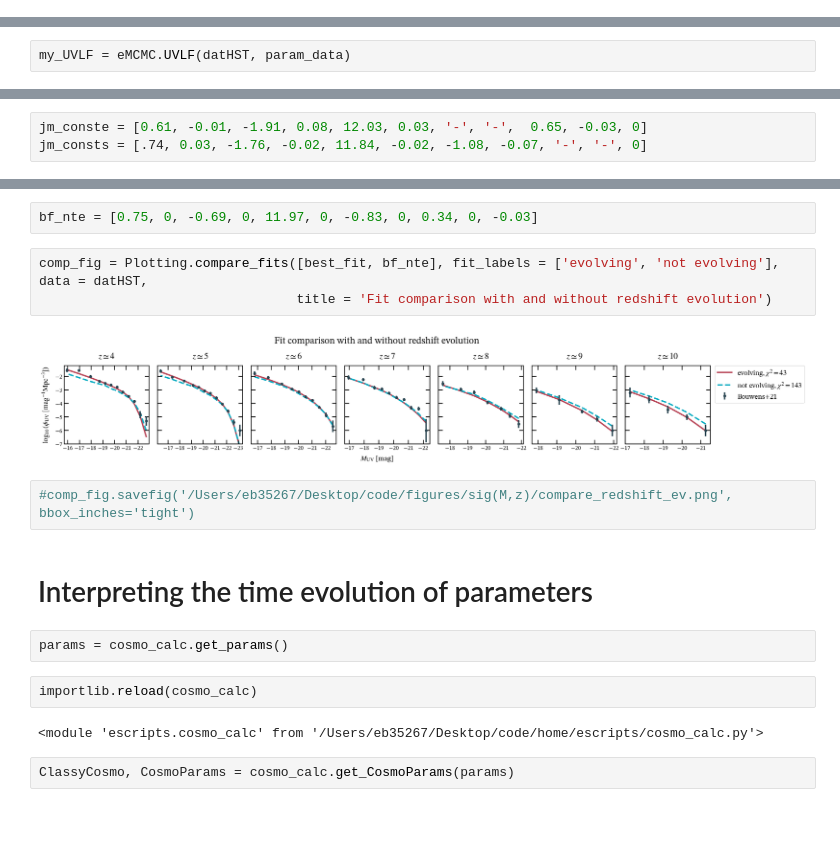
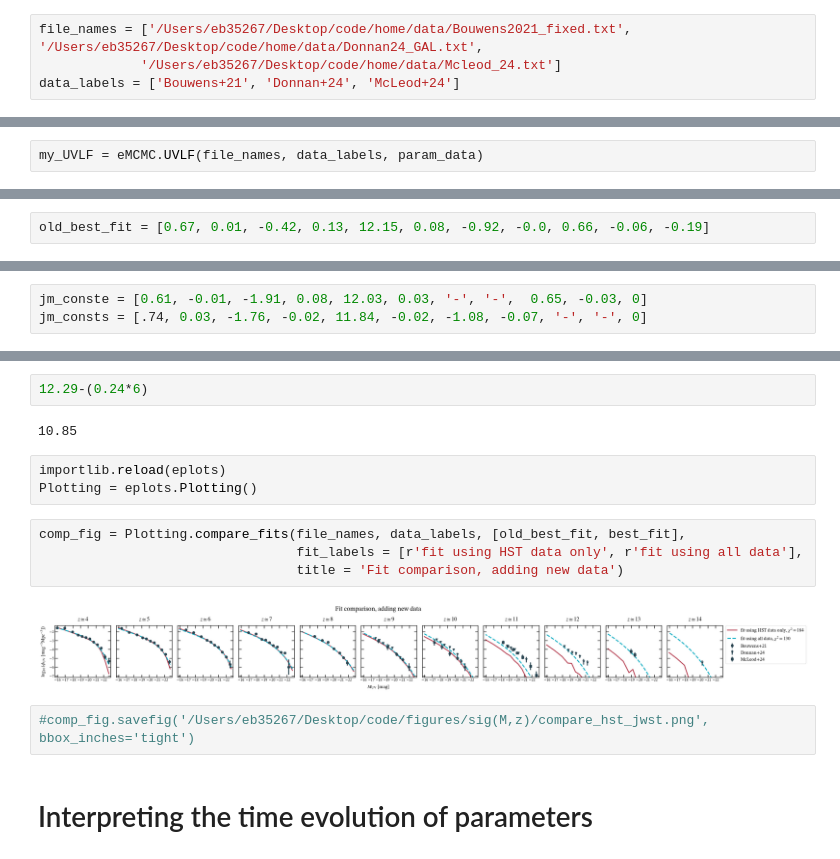
Before and after one commit to ebregou/modeling_stochasticity, a Jupyter notebook: notebooks/MCMC sigma(M, z).ipynb, the cells around one changed output, grey strips where cells are left out. Cells and saved outputs as stored; diff of their text form; blank space fills up the shorter version.

Commit message:
Implemented MCMC on JWST data

```diff
--- a/notebooks/MCMC sigma(M, z).ipynb
+++ b/notebooks/MCMC sigma(M, z).ipynb
@@ -29,3 +15,7 @@ for iz,z in enumerate(redshiftsBouw21): # Create a bunch of arrays that contain
+# %%
+file_names = ['/Users/eb35267/Desktop/code/home/data/Bouwens2021_fixed.txt', '/Users/eb35267/Desktop/code/home/data/Donnan24_GAL.txt',
+             '/Users/eb35267/Desktop/code/home/data/Mcleod_24.txt']
+data_labels = ['Bouwens+21', 'Donnan+24', 'McLeod+24']
 # %%
 custom_params = {}
 # %%
@@ -33,5 +27,5 @@ param_data = eMCMC.build_param_data(custom_params)
 # %%
-my_UVLF = eMCMC.UVLF(datHST, param_data)
+my_UVLF = eMCMC.UVLF(file_names, data_labels, param_data)
 # %%
 ICs = my_UVLF.generate_ICs()
 # %%
@@ -61,3 +56,5 @@ te_plot = Plotting.plot_evolving_UVLF_fit(samples, my_UVLF, title = r'MCMC with
+# %%
+old_best_fit = [0.67, 0.01, -0.42, 0.13, 12.15, 0.08, -0.92, -0.0, 0.66, -0.06, -0.19]
 # %%
 best_fit, param_labels = my_UVLF.get_best_fit(samples)
 # %%
@@ -83,19 +82,17 @@ df
-# %%
-bf_nte = [0.75, 0, -0.69, 0, 11.97, 0, -0.83, 0, 0.34, 0, -0.03]
+# %%
+12.29-(0.24*6)
+# %% [output]
+10.85
+# %%
+importlib.reload(eplots)
+Plotting = eplots.Plotting()
 # %%
-comp_fig = Plotting.compare_fits([best_fit, bf_nte], fit_labels = ['evolving', 'not evolving'], data = datHST,
-                                 title = 'Fit comparison with and without redshift evolution')
+comp_fig = Plotting.compare_fits(file_names, data_labels, [old_best_fit, best_fit],
+                                 fit_labels = [r'fit using HST data only', r'fit using all data'],
+                                 title = 'Fit comparison, adding new data')
 # %% [output]
-[figure, old version]
+[figure, new version]
 # %%
-#comp_fig.savefig('/Users/eb35267/Desktop/code/figures/sig(M,z)/compare_redshift_ev.png', bbox_inches='tight')
+#comp_fig.savefig('/Users/eb35267/Desktop/code/figures/sig(M,z)/compare_hst_jwst.png', bbox_inches='tight')
 # %% [markdown]
 # Interpreting the time evolution of parameters
-# %%
-params = cosmo_calc.get_params()
-# %%
-importlib.reload(cosmo_calc)
-# %% [output]
-<module 'escripts.cosmo_calc' from '/Users/eb35267/Desktop/code/home/escripts/cosmo_calc.py'>
-# %%
-ClassyCosmo, CosmoParams = cosmo_calc.get_CosmoParams(params)
```
Also changed, not shown: parts of 22 cells of this notebook, 10 other files.
